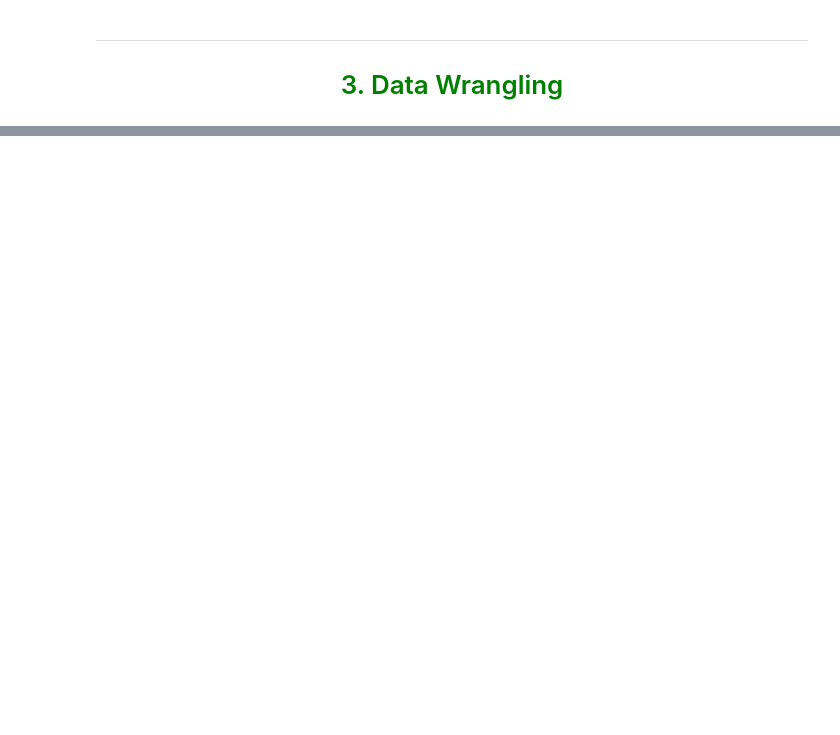
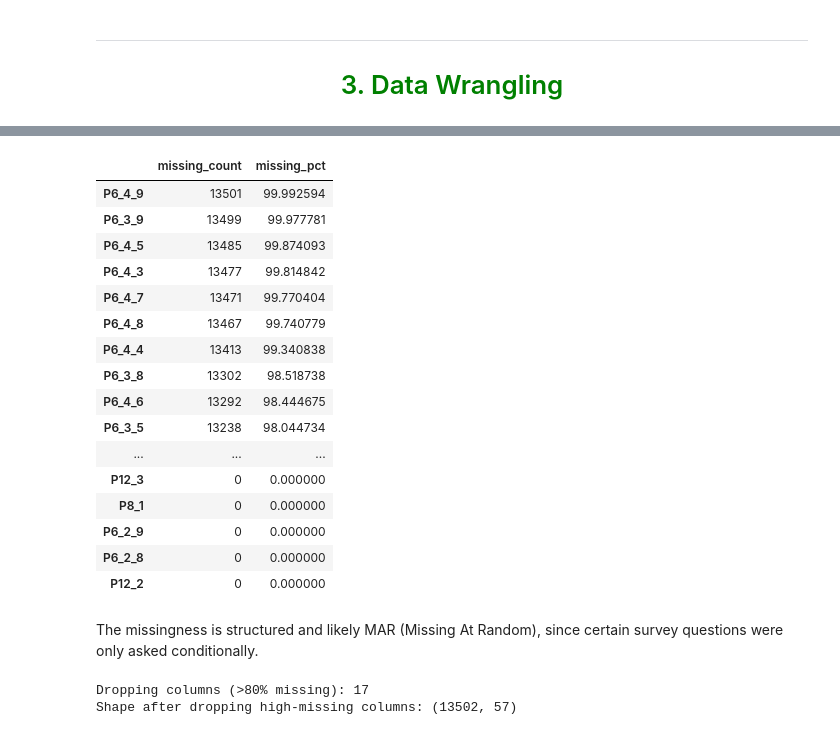
Before and after one commit to hussainu5/ML-QuAM, a Jupyter notebook: DataPreparation.ipynb, the cells around one changed output, grey strips where cells are left out. Saved outputs shown, nothing was run; the diff lists cells and outputs as text; code cells hidden in the pictures; blank space fills up the shorter version.

Commit message:
Data Wrangling

```diff
--- a/DataPreparation.ipynb
+++ b/DataPreparation.ipynb
@@ -599,0 +641,8 @@ Overall, these target plots confirm that repayment difficulty is relatively unco
+# %%
+candidate_categorical = [
+    col for col in df_relevant.select_dtypes(include=[np.number]).columns
+    if df_relevant[col].nunique() <= 10
+]
+
+print("Potential coded categorical variables:")
+print(candidate_categorical)
@@ -599,0 +712,49 @@ Overall, these target plots confirm that repayment difficulty is relatively unco
+# %%
+# Count missing values in each column
+missing_counts = df_relevant.isna().sum()
+
+# Convert counts to percentages
+missing_pct = (missing_counts / len(df_relevant)) * 100
+
+# Combine into a summary table
+missing_summary = pd.DataFrame({
+    "missing_count": missing_counts,
+    "missing_pct": missing_pct}).sort_values("missing_pct", ascending=False)
+
+# Display the columns with the most missing values
+missing_summary.head(30)
+# %% [output]
+|  | missing_count | missing_pct |
+| P6_4_9 | 13501 | 99.992594 |
+| P6_3_9 | 13499 | 99.977781 |
+| P6_4_5 | 13485 | 99.874093 |
+| P6_4_3 | 13477 | 99.814842 |
+| P6_4_7 | 13471 | 99.770404 |
+| P6_4_8 | 13467 | 99.740779 |
+| P6_4_4 | 13413 | 99.340838 |
+| P6_3_8 | 13302 | 98.518738 |
+| P6_4_6 | 13292 | 98.444675 |
+| P6_3_5 | 13238 | 98.044734 |
+| ... | ... | ... |
+| P12_3 | 0 | 0.000000 |
+| P8_1 | 0 | 0.000000 |
+| P6_2_9 | 0 | 0.000000 |
+| P6_2_8 | 0 | 0.000000 |
+| P12_2 | 0 | 0.000000 |
+# %% [markdown]
+The missingness is structured and likely MAR (Missing At Random), since certain survey questions were only asked conditionally.
+# %%
+# Drop columns with >80% missing values
+
+
+high_missing_cols = missing_summary[
+    missing_summary["missing_pct"] > 80].index.tolist()
+
+print("Dropping columns (>80% missing):", len(high_missing_cols))
+
+df_reduced = df_relevant.drop(columns=high_missing_cols)
+
+print("Shape after dropping high-missing columns:", df_reduced.shape)
+# %% [output]
+Dropping columns (>80% missing): 17
+Shape after dropping high-missing columns: (13502, 57)
```
Also changed, not shown: parts of 29 cells of this notebook.
